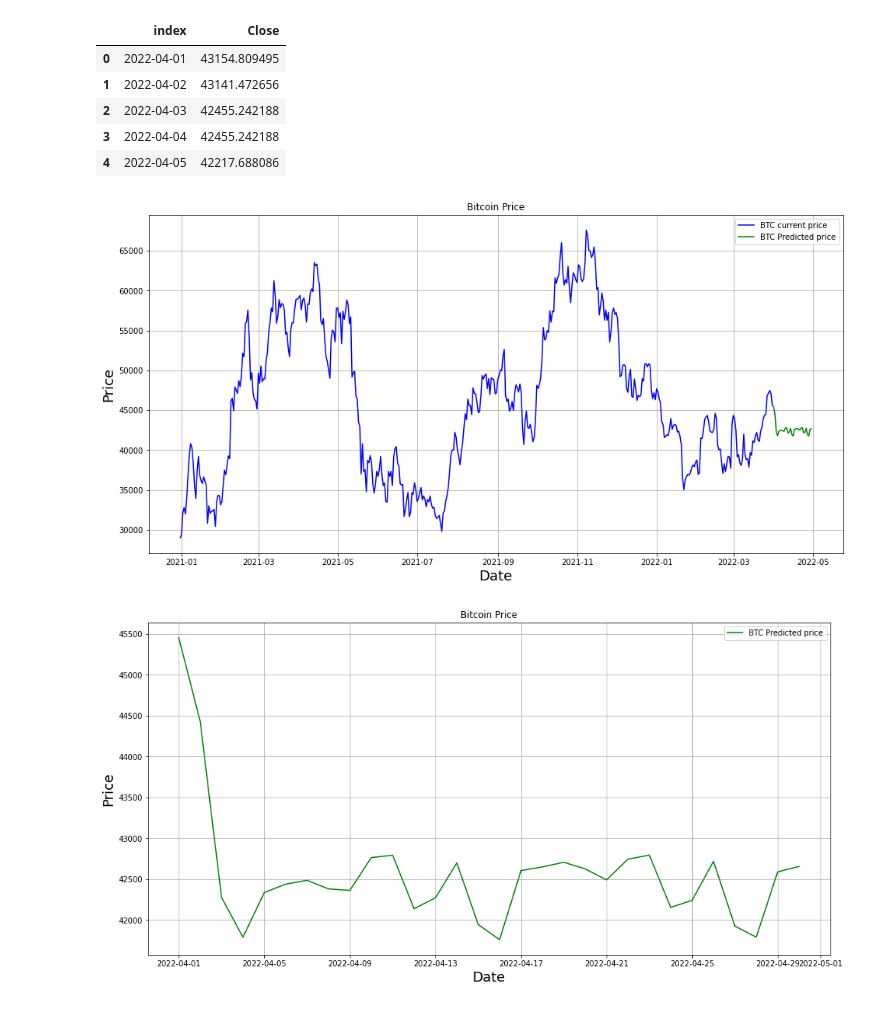
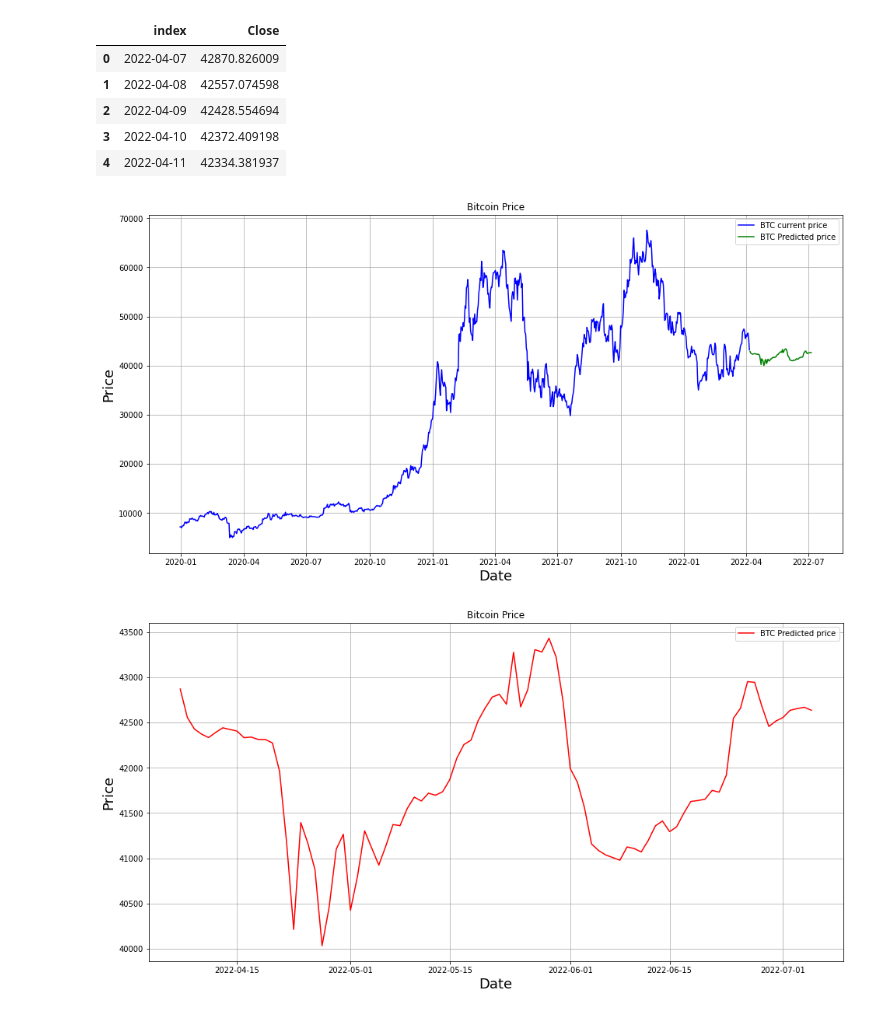
Before and after one commit to Marufibragimov11/Crypto_currency_forecast, a Jupyter notebook: Crypto Forecast.ipynb, the cells around one changed output. Saved outputs shown, nothing was run; the diff lists cells and outputs as text; code cells hidden in the pictures.

```diff
--- a/Crypto Forecast.ipynb
+++ b/Crypto Forecast.ipynb
@@ -8,8 +8,8 @@ import yfinance as yf
 import plotly.express as px
 # %%
 data = yf.download("BTC-USD",
-                  start = "2021-01-01",
-                  end = "2022-04-01",
+                  start = "2020-01-01",
+                  end = "2022-04-07",
                   progress = False)
 data = pd.DataFrame(data)
 data.tail()
@@ -54,6 +56,6 @@ plt.show()
 # %%
 from autots import AutoTS
-model = AutoTS(forecast_length=30, frequency='infer',
+model = AutoTS(forecast_length=90, frequency='infer',
                ensemble='simple', drop_data_older_than_periods=200)
 model = model.fit(res_data, date_col='Date', value_col='Close', id_col=None)
 prediction = model.predict()
@@ -217,11 +183,11 @@ forecasting = forecast.reset_index()
 forecasting.head()
 # %% [output]
 |  | index | Close |
-| 0 | 2022-04-01 | 43154.809495 |
-| 1 | 2022-04-02 | 43141.472656 |
-| 2 | 2022-04-03 | 42455.242188 |
-| 3 | 2022-04-04 | 42455.242188 |
-| 4 | 2022-04-05 | 42217.688086 |
+| 0 | 2022-04-07 | 42870.826009 |
+| 1 | 2022-04-08 | 42557.074598 |
+| 2 | 2022-04-09 | 42428.554694 |
+| 3 | 2022-04-10 | 42372.409198 |
+| 4 | 2022-04-11 | 42334.381937 |
 # %%
 plt.figure(figsize = (16, 8))
 plt.grid(True)
@@ -237,18 +203,18 @@ plt.show()
 # px.line(res_data['Close'], x=res_data['Date'], y=res_data['Close'], title='Crypto forecast')
 # px.line(forecasting['Close'], x=forecasting['index'], y=forecasting['Close'], title='Crypto forecast')
 # %% [output]
-[figure, old version]
+[figure, new version]
 # %%
 plt.figure(figsize = (16, 8))
 plt.grid(True)
 
 # plt.plot(data['Close'], color = 'blue', label='BTC current price')
-plt.plot(forecast, color = 'green', label='BTC Predicted price')
+plt.plot(forecast, color = 'red', label='BTC Predicted price')
 
 plt.title('Bitcoin Price')
 plt.xlabel('Date', fontsize = 18)
 plt.ylabel('Price', fontsize = 18)
 plt.legend()
 plt.show()
 # %% [output]
-[figure, old version]
+[figure, new version]
```
Also changed, not shown: parts of 6 cells of this notebook, 6 other files.
